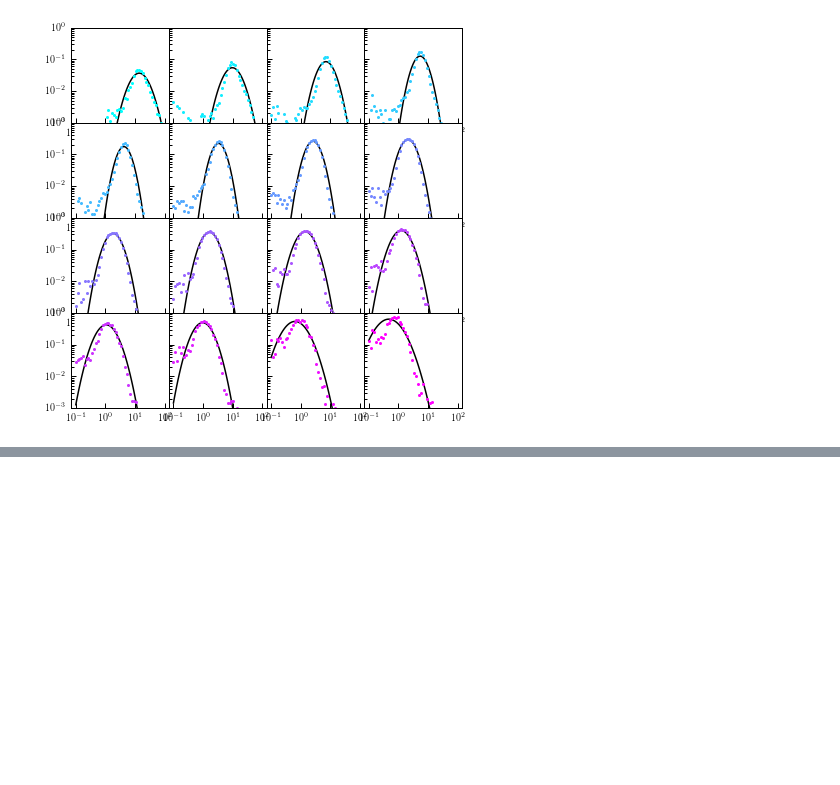
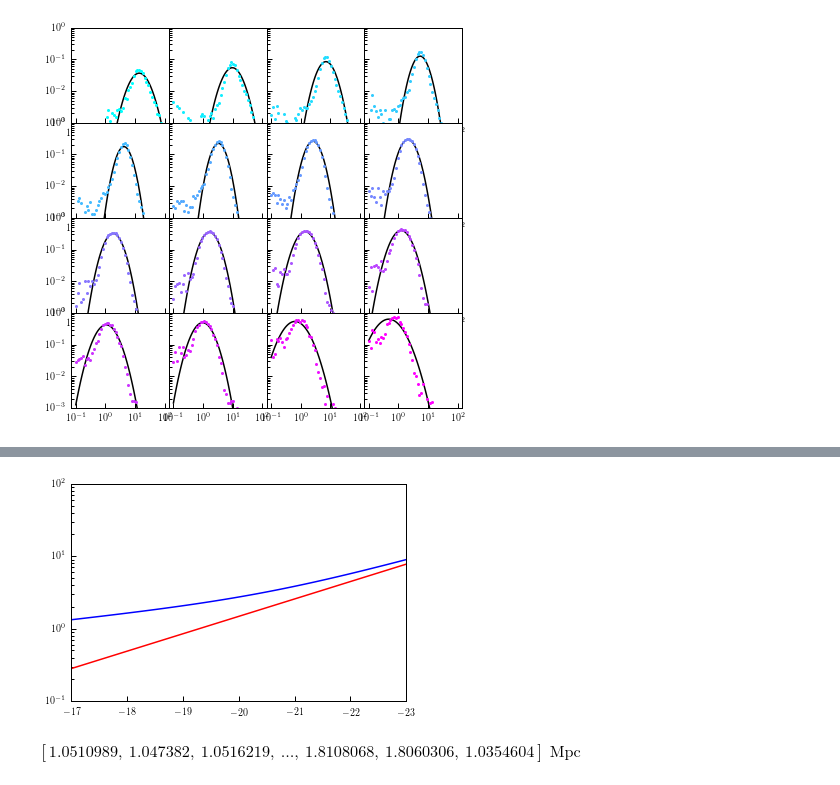
Before and after one commit to duncandc/galaxy_shapes, a Jupyter notebook: sdss_measurements/notebooks/galaxy_sizes.ipynb, the cells around one changed output, grey strips where cells are left out. Saved outputs shown, nothing was run; the diff lists cells and outputs as text; code cells hidden in the pictures; blank space fills up the shorter version.

```diff
--- a/sdss_measurements/notebooks/galaxy_sizes.ipynb
+++ b/sdss_measurements/notebooks/galaxy_sizes.ipynb
@@ -121,0 +154,19 @@ for i in range(0,len(axes)):
+# %%
+from galaxy_shapes.shape_models.size_model_components import Shen03EllipticalGalaxySizes, Shen03DiskGalaxySizes
+
+elliptical_size_model = Shen03EllipticalGalaxySizes()
+disk_size_model = Shen03DiskGalaxySizes()
+# %%
+m_sample = np.linspace(-23,-17,100)
+elliptical_sizes = elliptical_size_model.median_size_model(m_sample)
+disk_sizes = disk_size_model.median_size_model(m_sample)
+# %%
+plt.figure()
+plt.plot(m_sample, elliptical_sizes, color='red')
+plt.plot(m_sample, disk_sizes, color='blue')
+plt.xlim([-17,-23])
+plt.ylim([0.1,100])
+plt.yscale('log')
+plt.show()
+# %% [output]
+[figure, added]
@@ -121,0 +175,4 @@ for i in range(0,len(axes)):
+# %%
+kpc_per_arcsec
+# %% [output]
+$[1.0510989,~1.047382,~1.0516219,~\dots,~1.8108068,~1.8060306,~1.0354604] \; \mathrm{Mpc}$
```
Also changed, not shown: parts of 3 cells of this notebook, 1 other file.
